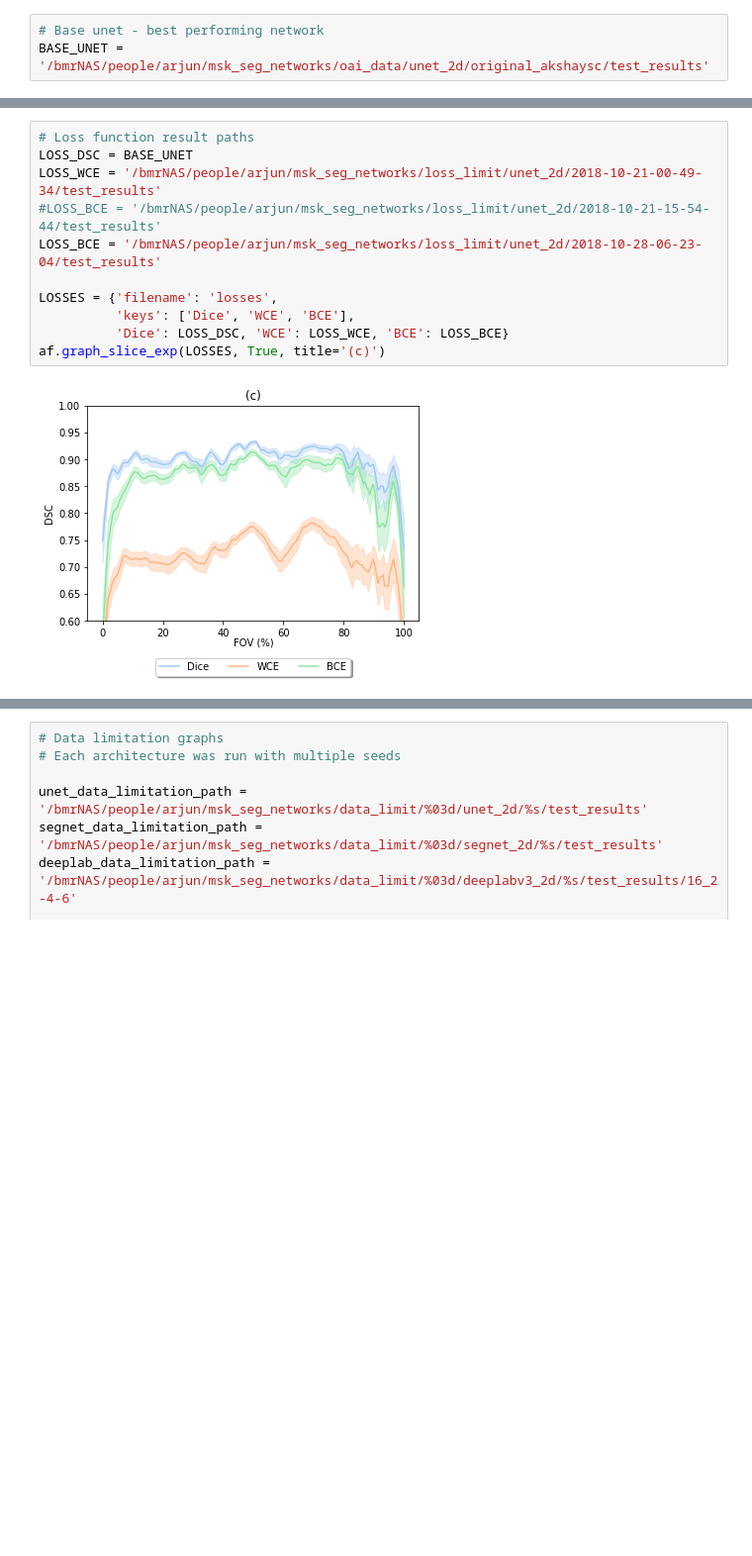
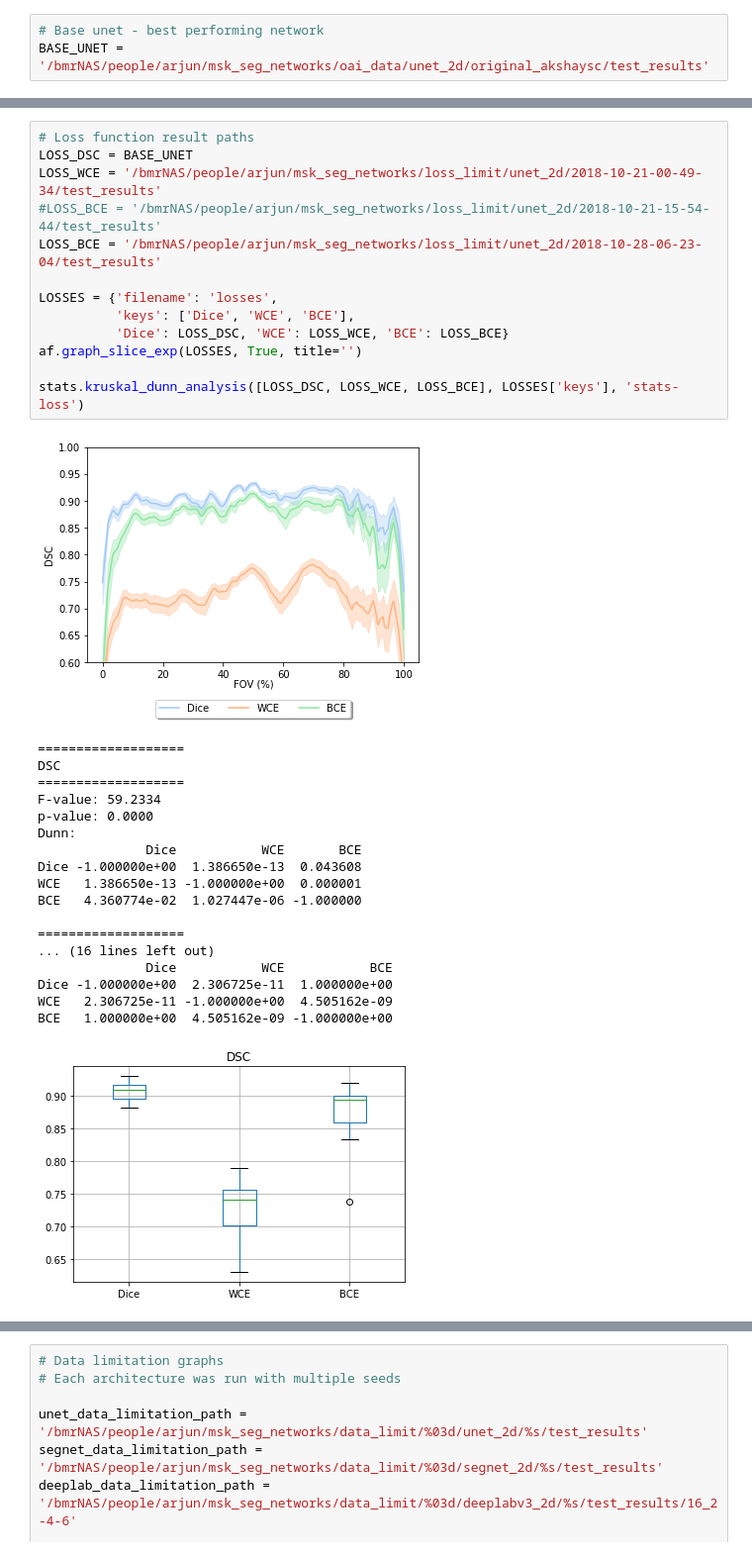
Before and after one commit to ad12/MedSegPy, a Jupyter notebook: analysis/exp_graphs.ipynb, the cells around one changed output, grey strips where cells are left out. Shown: that part at 99% size. Saved outputs shown, nothing was run; the diff lists cells and outputs as text; blank space fills up the shorter version.

```diff
--- a/analysis/exp_graphs.ipynb
+++ b/analysis/exp_graphs.ipynb
@@ -37,13 +60,33 @@ af.graph_slice_exp(ARCHS, True, title='(a)')
 # %%
 # Loss function result paths
 LOSS_DSC = BASE_UNET
 LOSS_WCE = '/bmrNAS/people/arjun/msk_seg_networks/loss_limit/unet_2d/2018-10-21-00-49-34/test_results'
 #LOSS_BCE = '/bmrNAS/people/arjun/msk_seg_networks/loss_limit/unet_2d/2018-10-21-15-54-44/test_results'
 LOSS_BCE = '/bmrNAS/people/arjun/msk_seg_networks/loss_limit/unet_2d/2018-10-28-06-23-04/test_results'
 
 LOSSES = {'filename': 'losses',
           'keys': ['Dice', 'WCE', 'BCE'],
           'Dice': LOSS_DSC, 'WCE': LOSS_WCE, 'BCE': LOSS_BCE}
-af.graph_slice_exp(LOSSES, True, title='(c)')
+af.graph_slice_exp(LOSSES, True, title='')
+
+stats.kruskal_dunn_analysis([LOSS_DSC, LOSS_WCE, LOSS_BCE], LOSSES['keys'], 'stats-loss')
 # %% [output]
-[figure, old version]
+[figure, new version]
+===================
+DSC
+===================
+F-value: 59.2334
+p-value: 0.0000
+Dunn:
+              Dice           WCE       BCE
+Dice -1.000000e+00  1.386650e-13  0.043608
+WCE   1.386650e-13 -1.000000e+00  0.000001
+BCE   4.360774e-02  1.027447e-06 -1.000000
+
+===================
+... (16 lines left out)
+              Dice           WCE           BCE
+Dice -1.000000e+00  2.306725e-11  1.000000e+00
+WCE   2.306725e-11 -1.000000e+00  4.505162e-09
+BCE   1.000000e+00  4.505162e-09 -1.000000e+00
+[figure, added]
```
Also changed, not shown: parts of 5 cells of this notebook, 3 other files.
